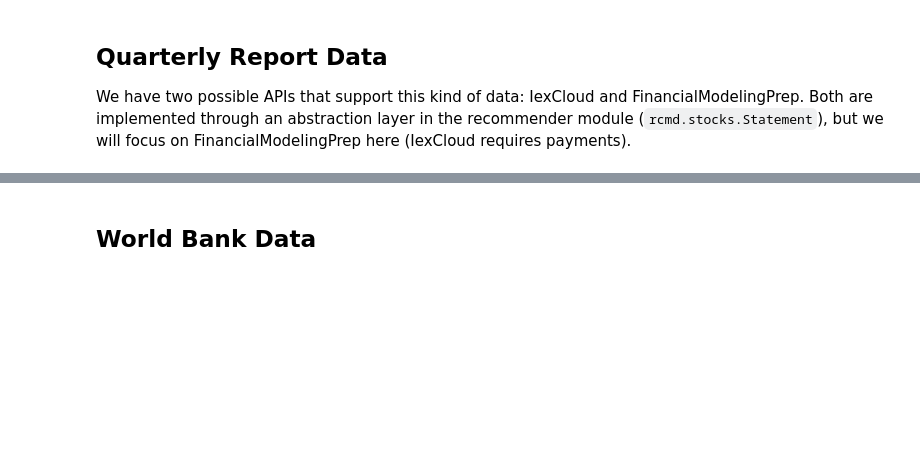
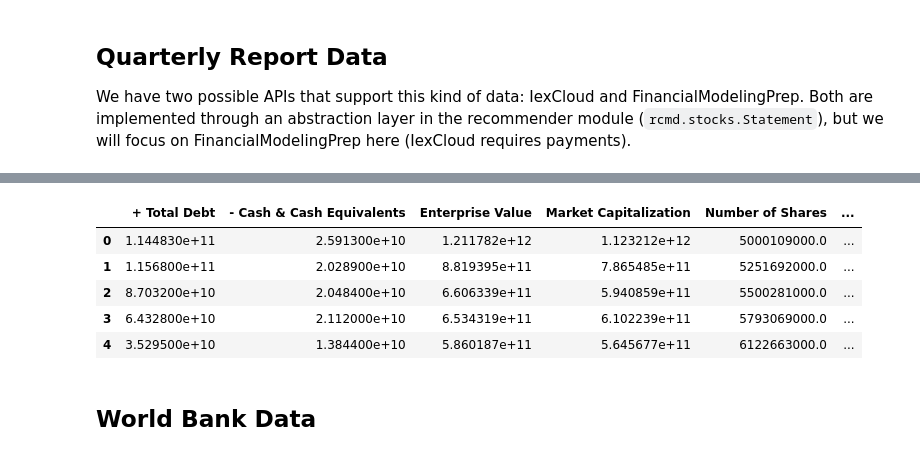
Before and after one commit to felixnext/stock_trend_analysis, a Jupyter notebook: notebooks/01-2_quarter-data-exploration.ipynb, the cells around one changed output, grey strips where cells are left out. Cells and saved outputs as stored; diff of their text form; code cells hidden in the pictures; blank space fills up the shorter version.

```diff
--- a/notebooks/01-2_quarter-data-exploration.ipynb
+++ b/notebooks/01-2_quarter-data-exploration.ipynb
@@ -16,3 +71,13 @@ We have two possible APIs that support this kind of data: IexCloud and Financial
+# %%
+res = requests.get('https://financialmodelingprep.com/api/v3/enterprise-value/AAPL')
+pd.DataFrame(res.json()['enterpriseValues'])
+# %% [output]
+|  | + Total Debt | - Cash & Cash Equivalents | Enterprise Value | Market Capitalization | Number of Shares | ... |
+| 0 | 1.144830e+11 | 2.591300e+10 | 1.211782e+12 | 1.123212e+12 | 5000109000.0 | ... |
+| 1 | 1.156800e+11 | 2.028900e+10 | 8.819395e+11 | 7.865485e+11 | 5251692000.0 | ... |
+| 2 | 8.703200e+10 | 2.048400e+10 | 6.606339e+11 | 5.940859e+11 | 5500281000.0 | ... |
+| 3 | 6.432800e+10 | 2.112000e+10 | 6.534319e+11 | 6.102239e+11 | 5793069000.0 | ... |
+| 4 | 3.529500e+10 | 1.384400e+10 | 5.860187e+11 | 5.645677e+11 | 6122663000.0 | ... |
 # %% [markdown]
 ## World Bank Data
 # %%
```
Also changed, not shown: parts of 2 cells of this notebook, 10 other files.
